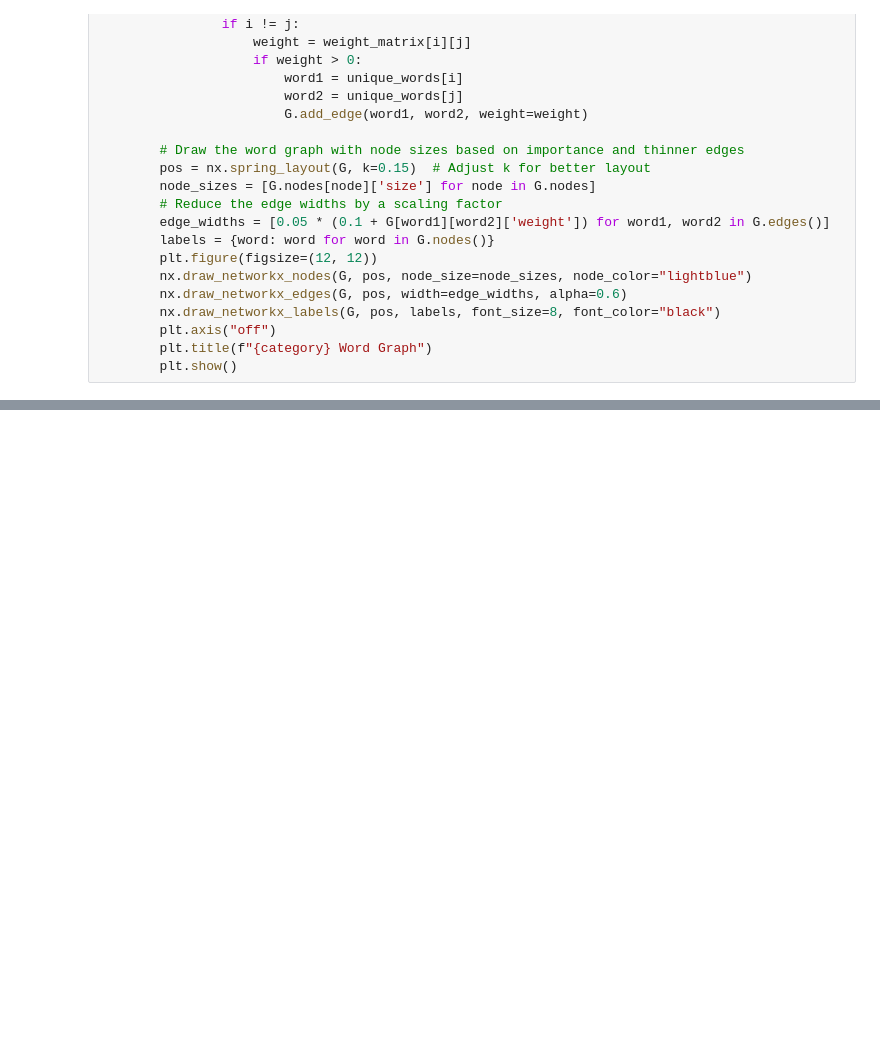
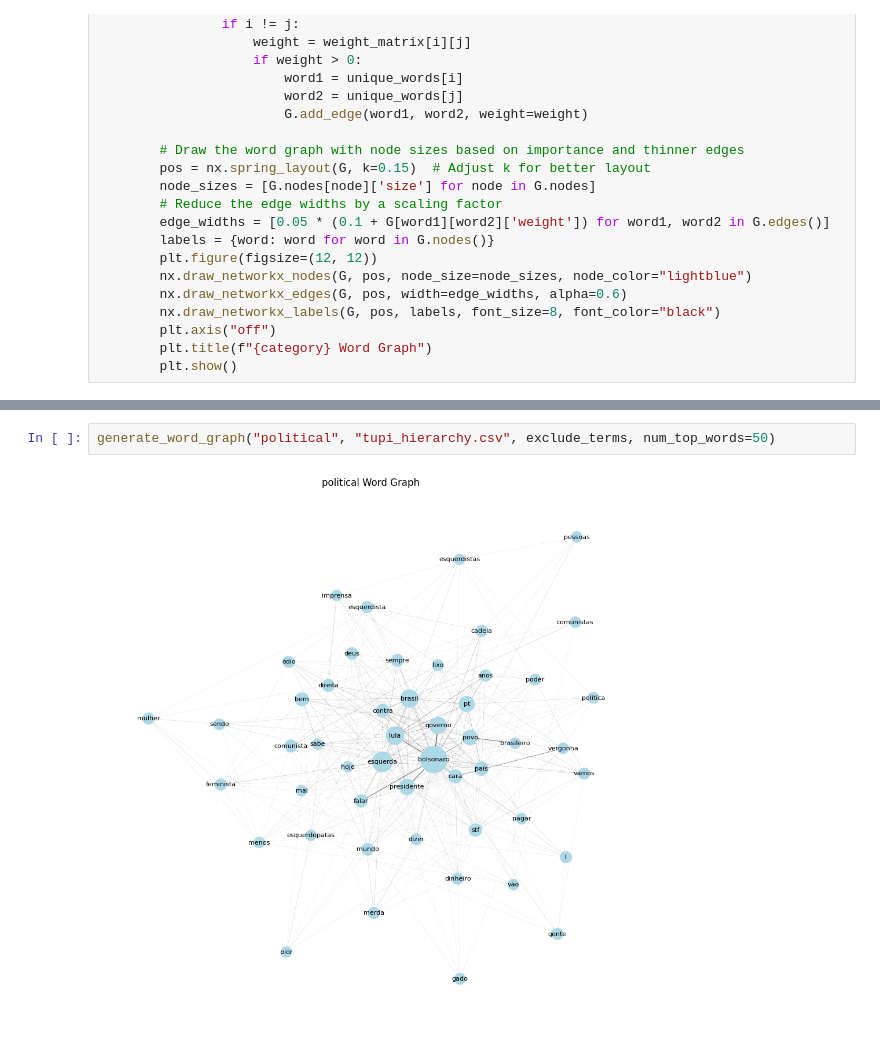
Before and after one commit to Silly-Machine/TuPy-Data-Engineering, a Jupyter notebook: notebooks/graphs.ipynb, the cells around one changed output, grey strips where cells are left out. Drawn from its saved outputs; the diff is of its cells as text; blank space fills up the shorter version.

```diff
--- a/notebooks/graphs.ipynb
+++ b/notebooks/graphs.ipynb
@@ -157,0 +124,4 @@ generate_word_graph("misogyny", "tupi_hierarchy.csv", exclude_terms, num_top_wor
+# %%
+generate_word_graph("political", "tupi_hierarchy.csv", exclude_terms, num_top_words=50)
+# %% [output]
+[figure, added]
```
Also changed, not shown: parts of 4 cells of this notebook.
